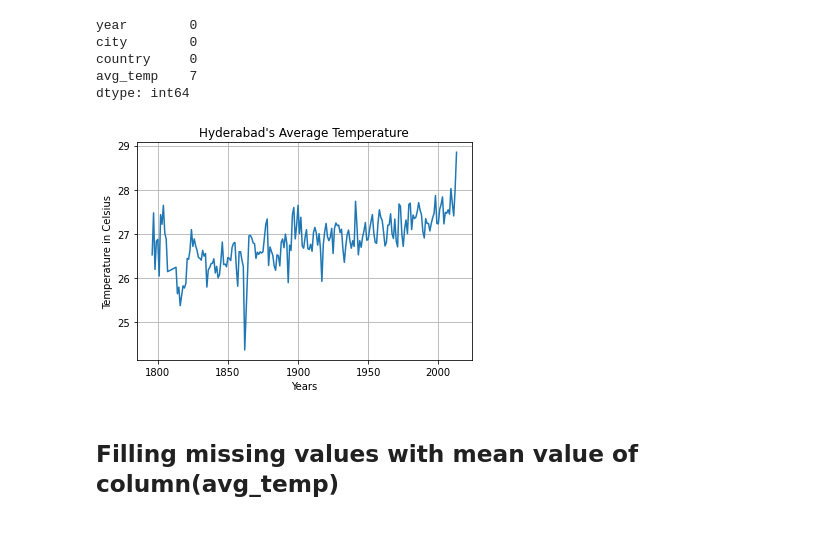
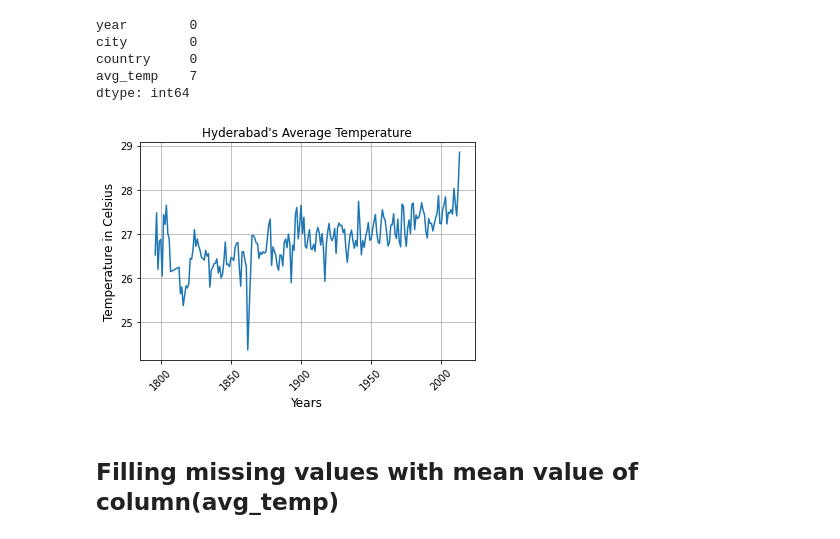
Before and after one commit to dishankkalra23/Explore-Weather-Trends, a Jupyter notebook: Explore_Weather_Trends.ipynb, the cells around one changed output. Saved outputs shown, nothing was run; the diff lists cells and outputs as text; code cells hidden in the pictures.

```diff
--- a/Explore_Weather_Trends.ipynb
+++ b/Explore_Weather_Trends.ipynb
@@ -83,15 +83,16 @@ dtype: int64
 # %%
 x_data = data_hyderabad['year']
 y_data = data_hyderabad['avg_temp']
 
 sns.lineplot(x=x_data,y=y_data,data=data_hyderabad)
-plt.xlabel('Years')
-plt.ylabel('Temperature in Celsius')
-plt.title("Hyderabad's Average Temperature")
+plt.xlabel('Years',size=12)
+plt.ylabel('Temperature in Celsius',size=12)
+plt.title("Hyderabad's Average Temperature",size=12)
+plt.xticks(rotation=45)
 plt.grid(True)
 plt.show()
 # %% [output]
-[figure, old version]
+[figure, new version]
 # %% [markdown]
 ## Filling missing values with mean value of column(avg_temp)
 # %%
```
Also changed, not shown: parts of 21 cells of this notebook.
